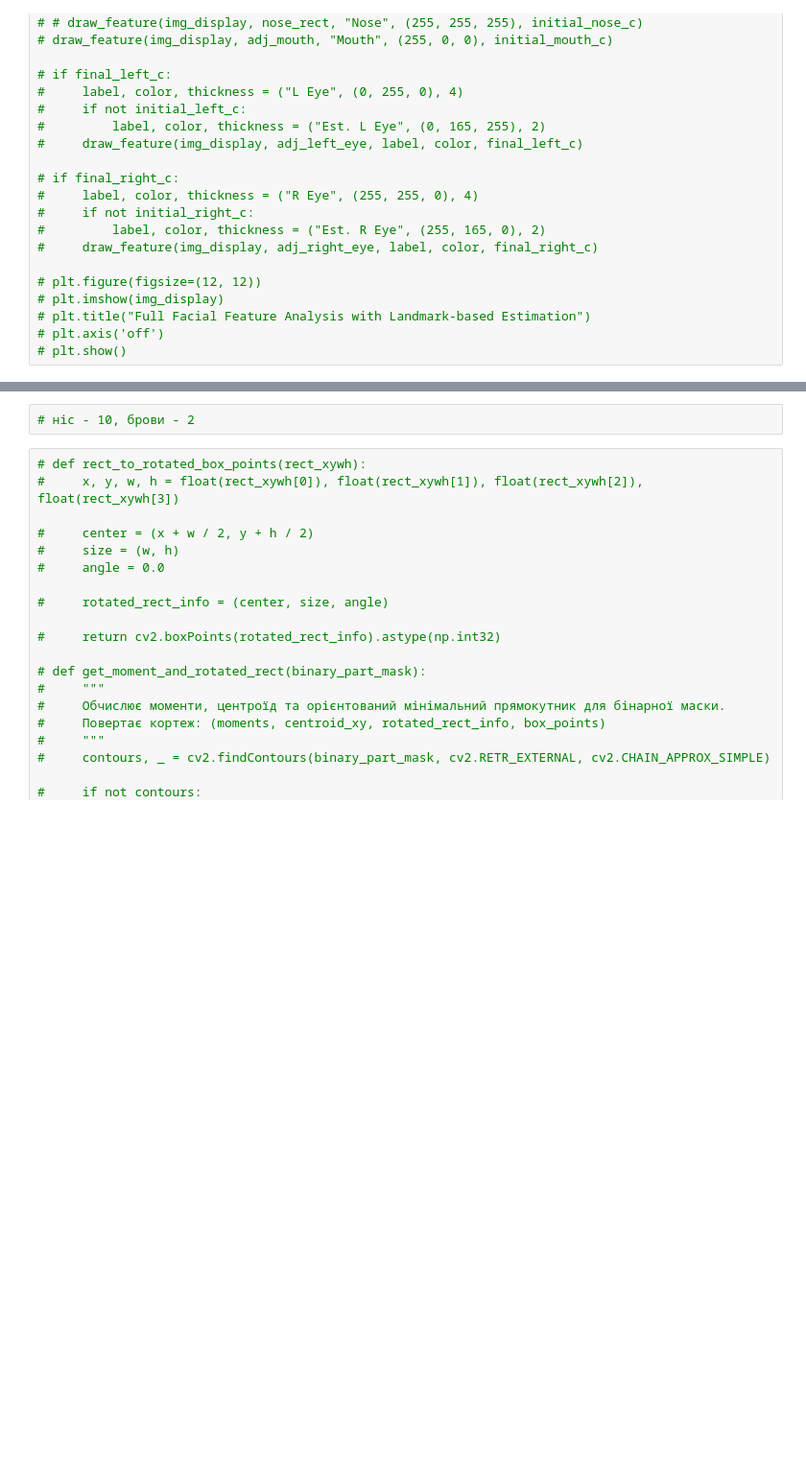
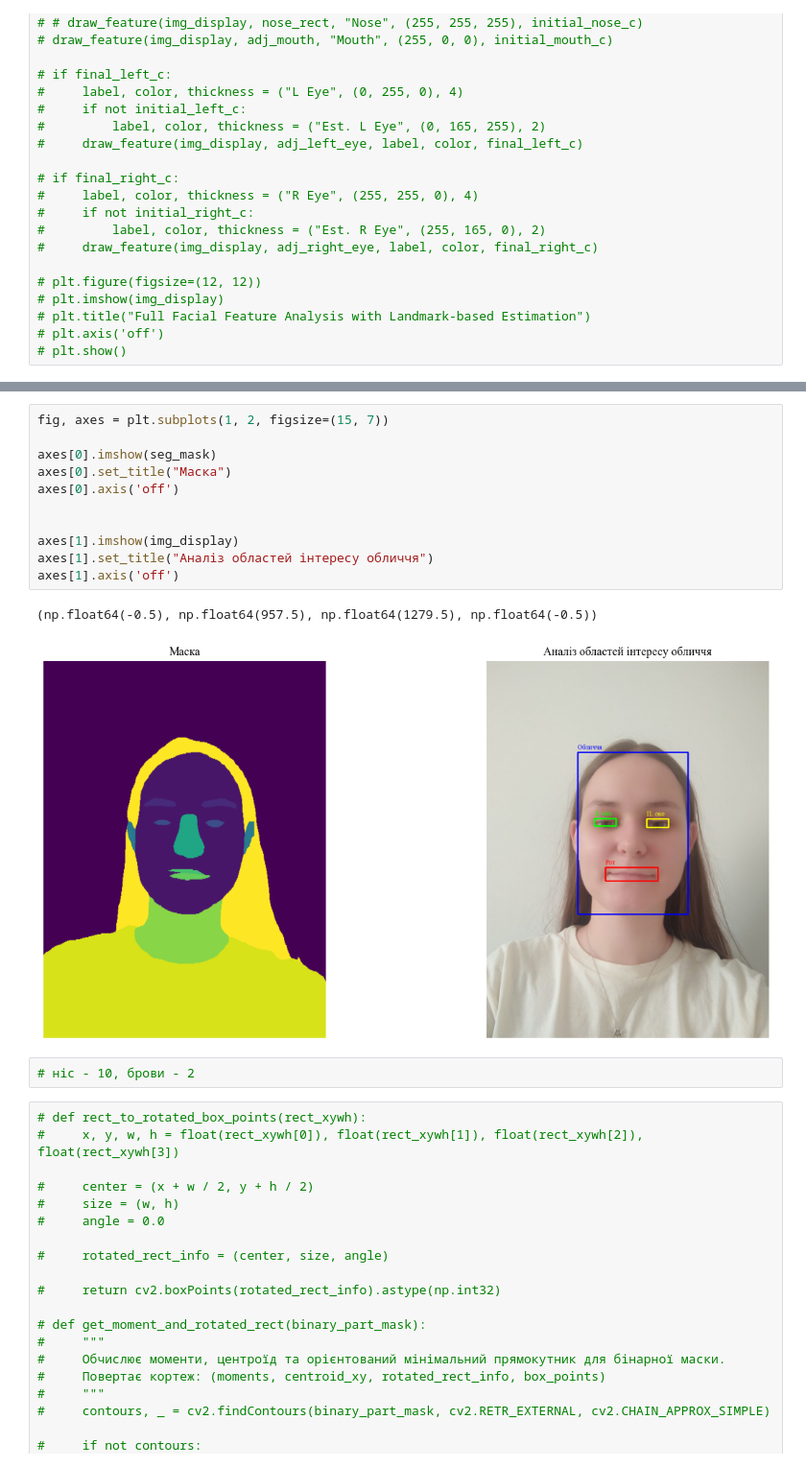
Before and after one commit to OlenaMikhailova/Thesis, a Jupyter notebook: live_detection_with_image_segmentation/mask_analyzer_moments.ipynb, the cells around one changed output, grey strips where cells are left out. Shown at 96% size. Cells and saved outputs as stored; diff of their text form; blank space fills up the shorter version.

```diff
--- a/live_detection_with_image_segmentation/mask_analyzer_moments.ipynb
+++ b/live_detection_with_image_segmentation/mask_analyzer_moments.ipynb
@@ -294,3 +299,17 @@ plt.show()
+# %%
+fig, axes = plt.subplots(1, 2, figsize=(15, 7))
+
+axes[0].imshow(seg_mask)
+axes[0].set_title("Маска")
+axes[0].axis('off')
+
+
+axes[1].imshow(img_display)
+axes[1].set_title("Аналіз областей інтересу обличчя")
+axes[1].axis('off')
+# %% [output]
+(np.float64(-0.5), np.float64(957.5), np.float64(1279.5), np.float64(-0.5))
+[figure, added]
 # %%
 # ніс - 10, брови - 2
 # %%
```
Also changed, not shown: parts of 5 cells of this notebook, 34 other files.
